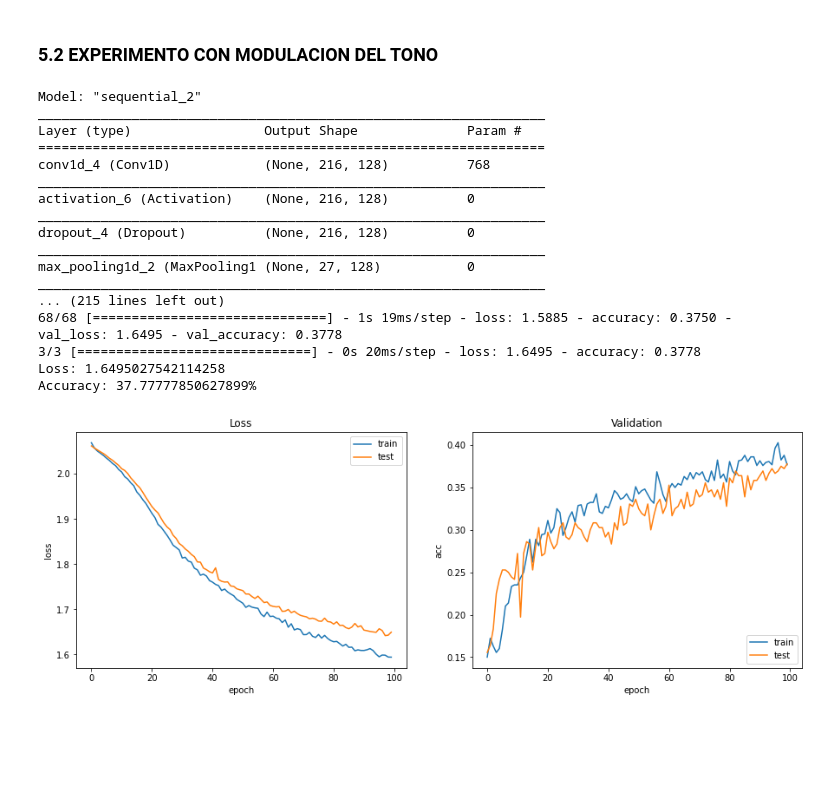
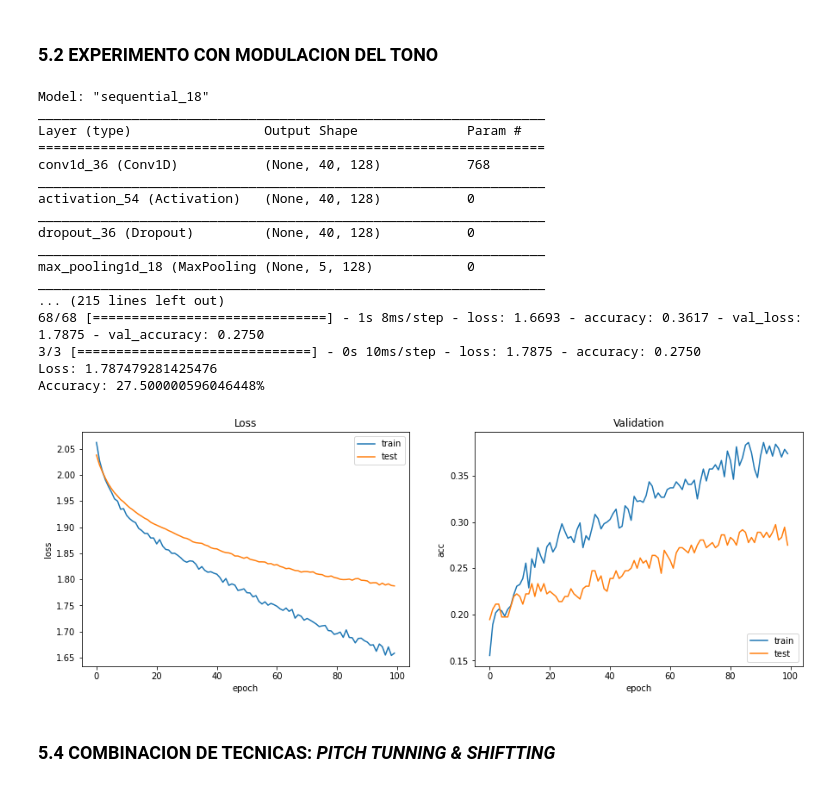
Before and after one commit to Luisa13/Speech_Emotion_Recogntion_in_Foreign_Language, a Jupyter notebook: notebooks/English/3_SER_RAVDESS_English_Augmentation.ipynb, the cells around one changed output. Cells and saved outputs as stored; diff of their text form; code cells hidden in the pictures; blank space fills up the shorter version.

```diff
--- a/notebooks/English/3_SER_RAVDESS_English_Augmentation.ipynb
+++ b/notebooks/English/3_SER_RAVDESS_English_Augmentation.ipynb
@@ -472,7 +485,7 @@ features_complete_df.shape
 # %% [markdown]
 ### **4.2. TRATAMIENTO DE DATOS PARA EL ENTRENAMIENTO**
 # %%
-def split_training_test(df, n_splits_=1, test_size_=0.25, train_size_=None):
+def split_training_test(df, n_splits_=1, test_size_=0.33, train_size_=None):
   '''
   Divide el dataset en entrenamieto y test utilizando StratifiedShuffleSplit
   Aguments
@@ -543,6 +556,9 @@ def dataset_splitted_gender(dataframe, gender):
     male_features_df = dataframe[(dataframe['gender'] == 'male')]
     X_train, X_test, Y_train, Y_test = data_process(male_features_df)
 
+  elif gender == '':
+    X_train, X_test, Y_train, Y_test = data_process(dataframe)
+
   return X_train, X_test, Y_train, Y_test
 
 
@@ -556,7 +572,7 @@ def data_process(features_df):
   # Division entre entrenamiento y test
   _X_train, _X_test, _Y_train, _Y_test =split_training_test(features_df)
 
-  # 2. Normalizacion
+  # 2. Normaliza los datos
   x_train_norm, x_test_norm = data_normalization(_X_train, _X_test)
   # print(x_train_female_norm.shape)
 
@@ -632,13 +593,14 @@ def model_cnn(x_train, n_classes):
   model = Sequential()
 
   model.add(Conv1D(128, 5,padding='same',
-                  input_shape=(x_train.shape[1],1) ))
+                  input_shape=(x_train.shape[1],1),
+                   kernel_regularizer=tf.keras.regularizers.l2(0.01)))
   model.add(Activation('relu'))
-  model.add(Dropout(0.1))
+  model.add(Dropout(0.5))
   model.add(MaxPooling1D(pool_size=(8)))
   model.add(Conv1D(128, 5,padding='same',))
   model.add(Activation('relu'))
-  model.add(Dropout(0.1))
+  model.add(Dropout(0.25))
   model.add(Flatten())
   # Numero de clases
   model.add(Dense(n_classes))
@@ -805,54 +766,56 @@ Accuracy: 35.277777910232544%
 features_pitch = get_features(EnglishSpeech_df, get_features_pitch)
 
 # Extraccion de caracteristicas
-f_df = pd.DataFrame(features_shiftted['data'].values.tolist())
+f_df = pd.DataFrame(features_pitch['data'].values.tolist())
 # Combino los dos datasets: El original y el modificado
-features_shiftted_df = pd.concat([f_df, EnglishSpeech_df['gender'], EnglishSpeech_df['emotion']], axis = 1)
-features_complete_df = pd.concat([features_std, features_shiftted_df], ignore_index=True)
+features_pitch_df = pd.concat([f_df, EnglishSpeech_df['gender'], EnglishSpeech_df['emotion']], axis = 1)
+features_complete_df = pd.concat([features_std, features_pitch_df], ignore_index=True)
 features_complete_df = features_complete_df.fillna(0)
 
 # Division del dataset en entrenamiento test
-X_train_female, X_test_female, female_Y_test, female_Y_test = dataset_splitted_gender(features_complete_df, 'female')
+X_train_female, X_test_female, female_Y_train, female_Y_test = dataset_splitted_gender(features_complete_df, 'female')
 
 # Entrenamiento del modelo
 model = model_cnn(X_train_female, female_Y_test.shape[1])
 model.summary()
-opt = keras.optimizers.RMSprop(lr=0.00005, rho=0.9, epsilon=None, decay=0.0)
+# opt = keras.optimizers.RMSprop(lr=0.00005, rho=0.9, epsilon=None, decay=0.0)
 
 model.compile(loss='categorical_crossentropy',
               optimizer = opt,
               metrics=['accuracy'])
 
 rlrp = ReduceLROnPlateau(monitor='val_loss', factor=0.9, patience=20, min_lr=0.000001)
 
 history = model.fit(X_train_female, female_Y_train,
                         batch_size=16,
                         epochs=100,
                         validation_data=(X_test_female, female_Y_test),
                         callbacks=[rlrp])
 
 
 # Evaluacion
 plot_loss_acc(history)
 # Evaluamos contra test
 score = model.evaluate(X_test_female, female_Y_test, batch_size=128)
 print("Loss: {} \nAccuracy: {}%".format(score[0], score[1]*100))
 # %% [output]
-Model: "sequential_2"
+Model: "sequential_18"
 _________________________________________________________________
 Layer (type)                 Output Shape              Param #
 =================================================================
-conv1d_4 (Conv1D)            (None, 216, 128)          768
+conv1d_36 (Conv1D)           (None, 40, 128)           768
 _________________________________________________________________
-activation_6 (Activation)    (None, 216, 128)          0
+activation_54 (Activation)   (None, 40, 128)           0
 _________________________________________________________________
-dropout_4 (Dropout)          (None, 216, 128)          0
+dropout_36 (Dropout)         (None, 40, 128)           0
 _________________________________________________________________
-max_pooling1d_2 (MaxPooling1 (None, 27, 128)           0
+max_pooling1d_18 (MaxPooling (None, 5, 128)            0
 _________________________________________________________________
 ... (215 lines left out)
-68/68 [==============================] - 1s 19ms/step - loss: 1.5885 - accuracy: 0.3750 - val_loss: 1.6495 - val_accuracy: 0.3778
-3/3 [==============================] - 0s 20ms/step - loss: 1.6495 - accuracy: 0.3778
-Loss: 1.6495027542114258
-Accuracy: 37.77777850627899%
+68/68 [==============================] - 1s 8ms/step - loss: 1.6693 - accuracy: 0.3617 - val_loss: 1.7875 - val_accuracy: 0.2750
+3/3 [==============================] - 0s 10ms/step - loss: 1.7875 - accuracy: 0.2750
+Loss: 1.787479281425476
+Accuracy: 27.500000596046448%
-[figure, old version]
+[figure, new version]
+# %% [markdown]
+### **5.4 COMBINACION DE TECNICAS: _PITCH TUNNING & SHIFTTING_**
```
Also changed, not shown: parts of 23 cells of this notebook.
